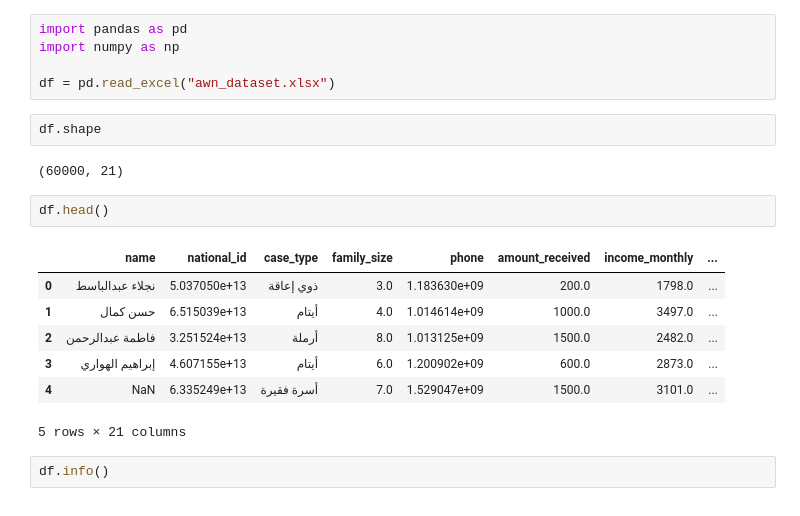
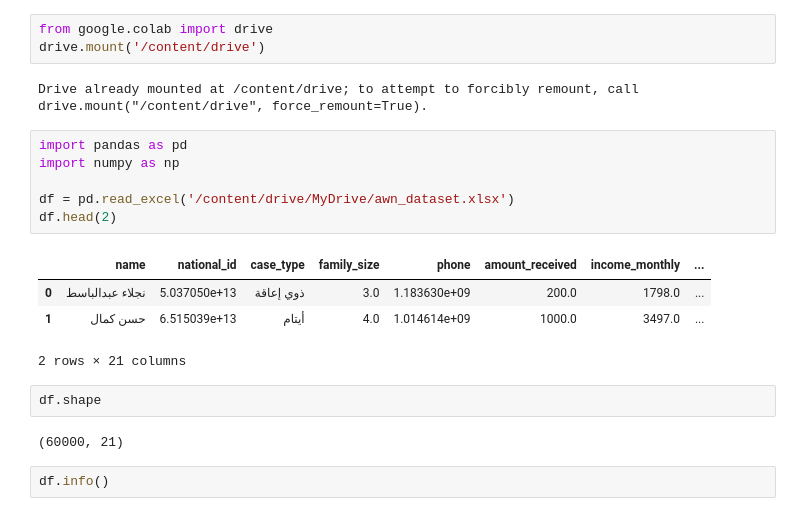
Before and after one commit to HazemmoAlsady/AWN_Graduation_Project, a Jupyter notebook: Cleaning_data.ipynb, the cells around one changed output. Saved outputs shown, nothing was run; the diff lists cells and outputs as text.

```diff
--- a/Cleaning_data.ipynb
+++ b/Cleaning_data.ipynb
@@ -1,24 +1,25 @@
 # %% [markdown]
 <a href="https://colab.research.google.com/github/HazemmoAlsady/AWN_Graduation_Project/blob/main/Cleaning_data.ipynb" target="_parent"><img src="https://colab.research.google.com/assets/colab-badge.svg" alt="Open In Colab"/></a>
+# %%
+from google.colab import drive
+drive.mount('/content/drive')
+# %% [output]
+Drive already mounted at /content/drive; to attempt to forcibly remount, call drive.mount("/content/drive", force_remount=True).
 # %%
 import pandas as pd
 import numpy as np
 
-df = pd.read_excel("awn_dataset.xlsx")
+df = pd.read_excel('/content/drive/MyDrive/awn_dataset.xlsx')
+df.head(2)
+# %% [output]
+|  | name | national_id | case_type | family_size | phone | amount_received | income_monthly | ... |
+| 0 | نجلاء عبدالباسط | 5.037050e+13 | ذوي إعاقة | 3.0 | 1.183630e+09 | 200.0 | 1798.0 | ... |
+| 1 | حسن كمال | 6.515039e+13 | أيتام | 4.0 | 1.014614e+09 | 1000.0 | 3497.0 | ... |
+2 rows × 21 columns
 # %%
 df.shape
 # %% [output]
 (60000, 21)
-# %%
-df.head()
-# %% [output]
-|  | name | national_id | case_type | family_size | phone | amount_received | income_monthly | ... |
-| 0 | نجلاء عبدالباسط | 5.037050e+13 | ذوي إعاقة | 3.0 | 1.183630e+09 | 200.0 | 1798.0 | ... |
-| 1 | حسن كمال | 6.515039e+13 | أيتام | 4.0 | 1.014614e+09 | 1000.0 | 3497.0 | ... |
-| 2 | فاطمة عبدالرحمن | 3.251524e+13 | أرملة | 8.0 | 1.013125e+09 | 1500.0 | 2482.0 | ... |
-| 3 | إبراهيم الهواري | 4.607155e+13 | أيتام | 6.0 | 1.200902e+09 | 600.0 | 2873.0 | ... |
-| 4 | NaN | 6.335249e+13 | أسرة فقيرة | 7.0 | 1.529047e+09 | 1500.0 | 3101.0 | ... |
-5 rows × 21 columns
 # %%
 df.info()
 # %% [output]
```
Also changed, not shown: parts of 12 cells of this notebook.
